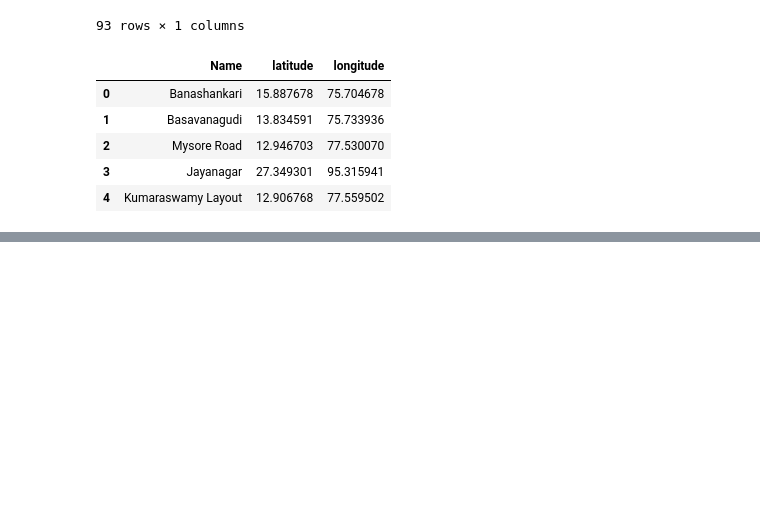
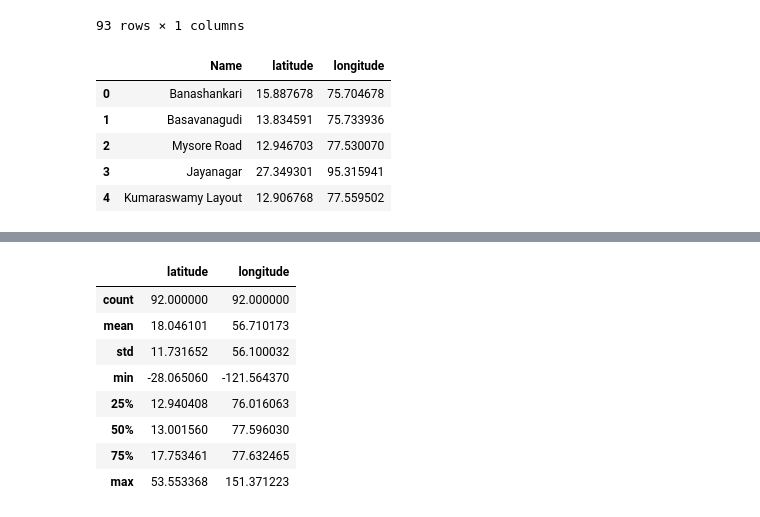
Before and after one commit to mrahmadi64/Pandas_Learning, a Jupyter notebook: PanadsLearning.ipynb, the cells around one changed output, grey strips where cells are left out. Cells and saved outputs as stored; diff of their text form; code cells hidden in the pictures; blank space fills up the shorter version.

```diff
--- a/PanadsLearning.ipynb
+++ b/PanadsLearning.ipynb
@@ -1059,0 +1103,12 @@ locations.head()     #طول و عرض جغرافیایی برای هر شهر
+# %%
+locations.describe()
+# %% [output]
+|  | latitude | longitude |
+| count | 92.000000 | 92.000000 |
+| mean | 18.046101 | 56.710173 |
+| std | 11.731652 | 56.100032 |
+| min | -28.065060 | -121.564370 |
+| 25% | 12.940408 | 76.016063 |
+| 50% | 13.001560 | 77.596030 |
+| 75% | 17.753461 | 77.632465 |
+| max | 53.553368 | 151.371223 |
```
Also changed, not shown: parts of 23 cells of this notebook.
